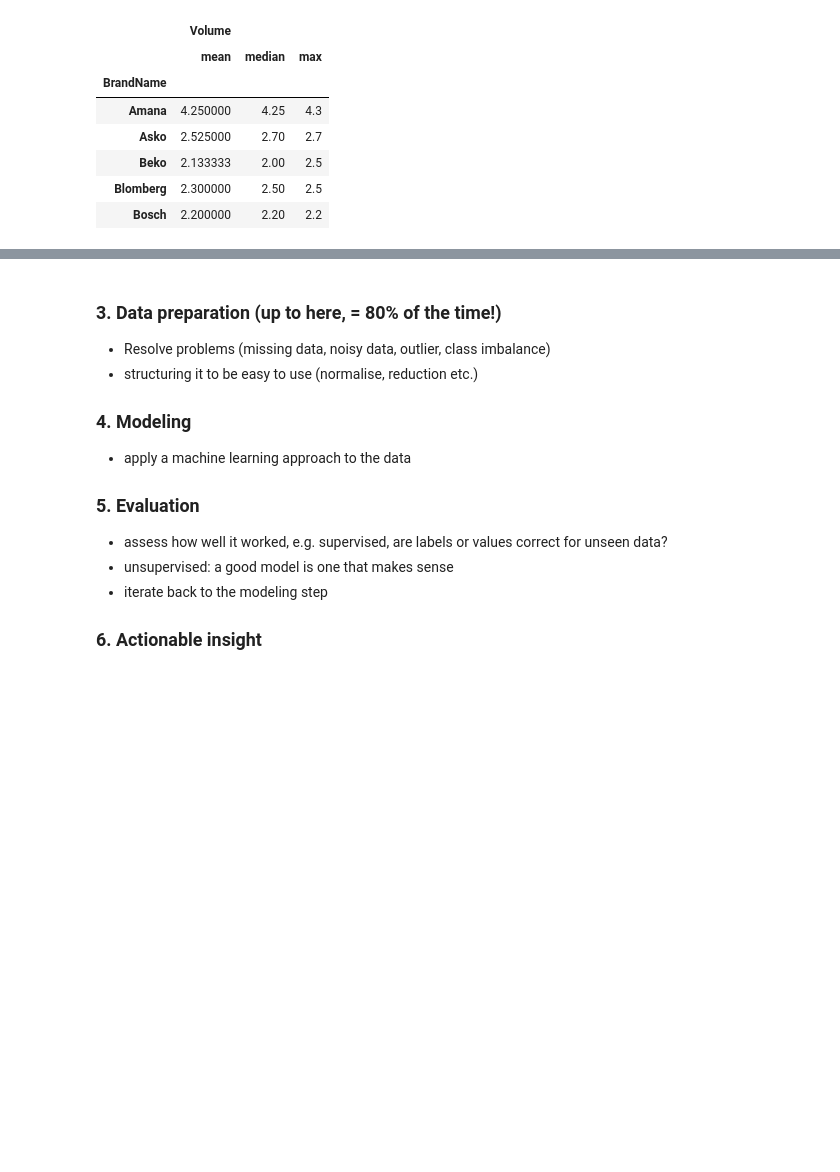
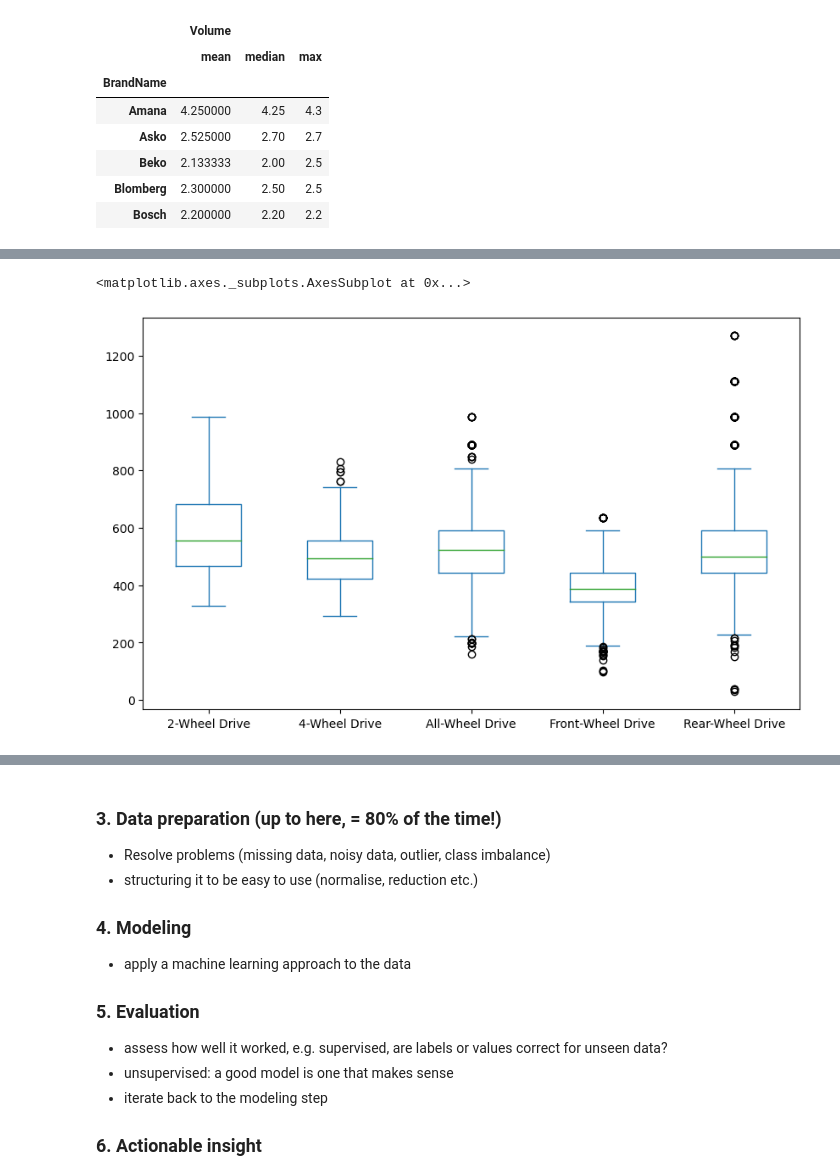
Before and after one commit to CormacKinsella/python-data-science, a Jupyter notebook: python-machine-learning.ipynb, the cells around one changed output, grey strips where cells are left out. Cells and saved outputs as stored; diff of their text form; code cells hidden in the pictures; blank space fills up the shorter version.

```diff
--- a/python-machine-learning.ipynb
+++ b/python-machine-learning.ipynb
@@ -179,0 +208,27 @@ import matplotlib
+# %%
+"""
+Comparison visualisation - boxplot.
+x axis values are in y columns
+We need to pivot these to x for boxplots.
+Pivot tables group values, aggregating individual rows
+of a large dataset into fewer discrete bins/categories.
+"""
+
+# The df pivot is used for pivoting on column values
+vehicles.head() # Inspect data
+
+"""
+We want a boxplot of drive types on x, co2 emissions on y
+Both are in single y columns currently.
+We need to pivot drive type for x (they'll be separate columns in the boxplot)
+"""
+
+# Pivot operation
+vehicles.pivot(columns = 'drive', values = 'co2emissions')
+
+# Quite some missing data (NaN - not a number)
+
+vehicles.pivot(columns = 'drive', values = 'co2emissions').plot(kind = 'box', figsize = (10,6))
+# %% [output]
+<matplotlib.axes._subplots.AxesSubplot at 0x...>
+[figure, added]
```
Also changed, not shown: parts of 8 cells of this notebook.
